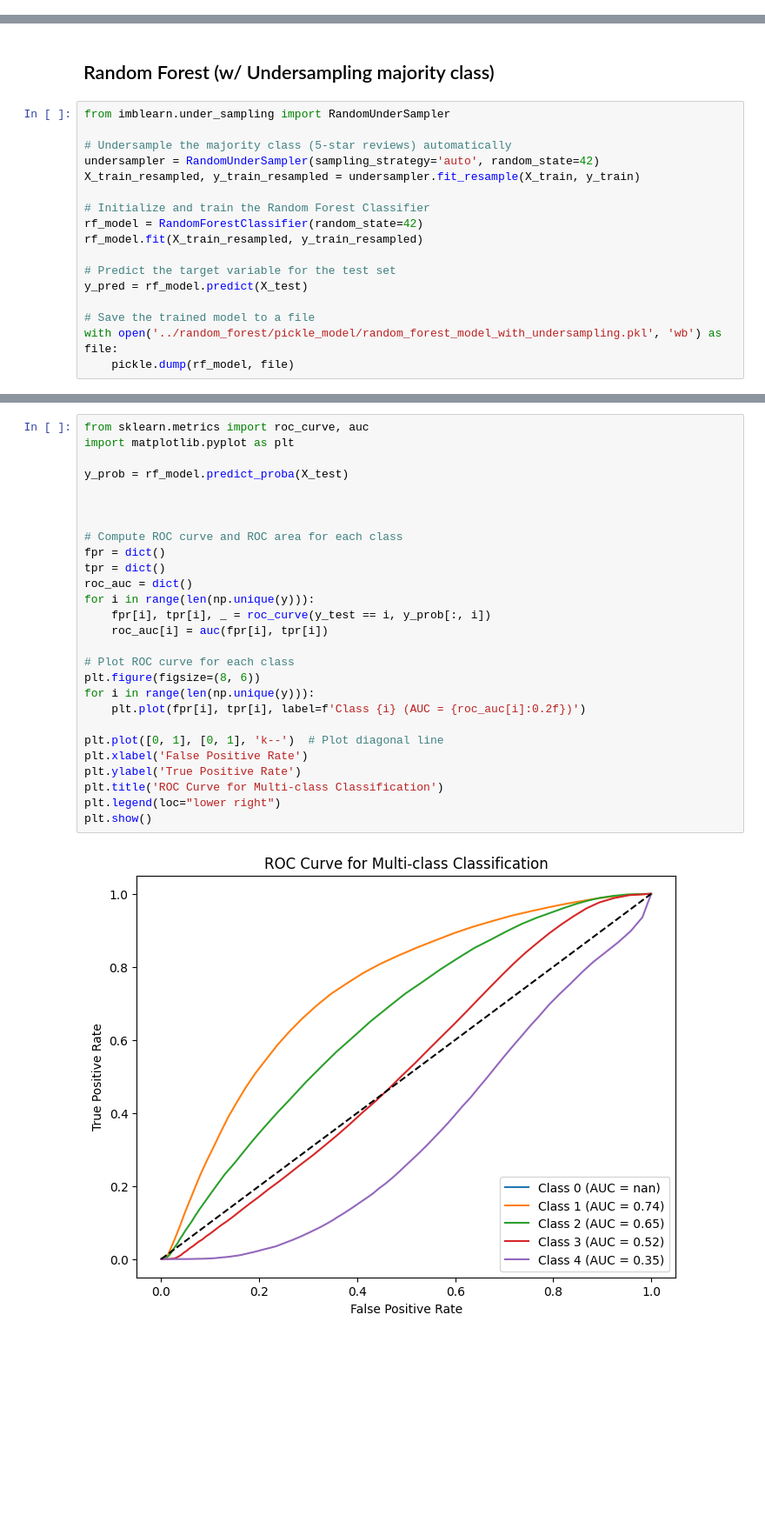
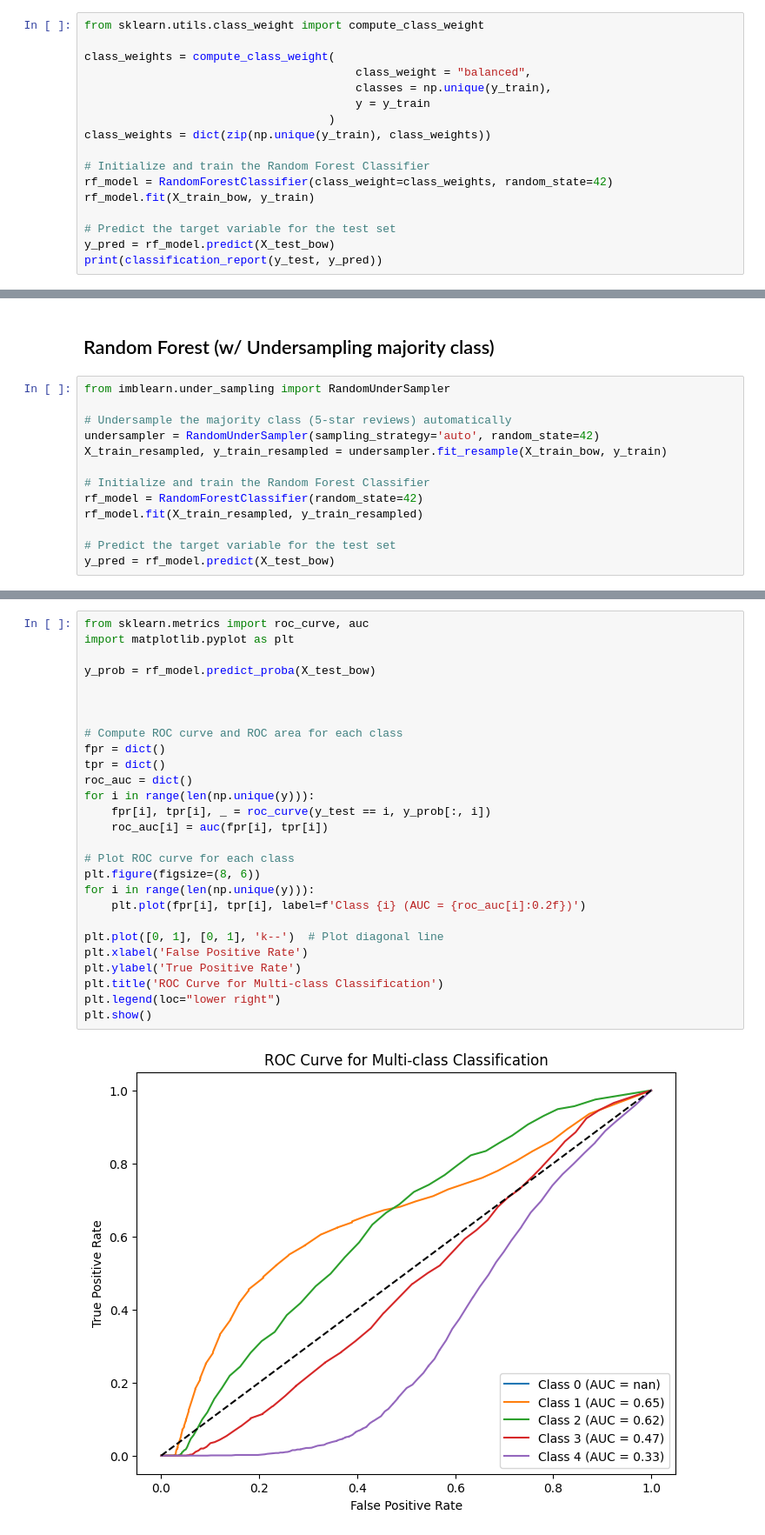
Before and after one commit to narayansharma-21/Amazon-Review-Sentiment-Analysis, a Jupyter notebook: src/model/random_forest/random_forest.ipynb, the cells around one changed output, grey strips where cells are left out. Shown: that part at 87% size. Cells and saved outputs as stored; diff of their text form; blank space fills up the shorter version.

```diff
--- a/src/model/random_forest/random_forest.ipynb
+++ b/src/model/random_forest/random_forest.ipynb
@@ -52,0 +51,17 @@ KeyboardInterrupt:
+# %%
+from sklearn.utils.class_weight import compute_class_weight
+
+class_weights = compute_class_weight(
+                                        class_weight = "balanced",
+                                        classes = np.unique(y_train),
+                                        y = y_train
+                                    )
+class_weights = dict(zip(np.unique(y_train), class_weights))
+
+# Initialize and train the Random Forest Classifier
+rf_model = RandomForestClassifier(class_weight=class_weights, random_state=42)
+rf_model.fit(X_train_bow, y_train)
+
+# Predict the target variable for the test set
+y_pred = rf_model.predict(X_test_bow)
+print(classification_report(y_test, y_pred))
@@ -57,18 +116,14 @@ from imblearn.under_sampling import RandomUnderSampler
 
 # Undersample the majority class (5-star reviews) automatically
 undersampler = RandomUnderSampler(sampling_strategy='auto', random_state=42)
-X_train_resampled, y_train_resampled = undersampler.fit_resample(X_train, y_train)
+X_train_resampled, y_train_resampled = undersampler.fit_resample(X_train_bow, y_train)
 
 # Initialize and train the Random Forest Classifier
 rf_model = RandomForestClassifier(random_state=42)
 rf_model.fit(X_train_resampled, y_train_resampled)
 
 # Predict the target variable for the test set
-y_pred = rf_model.predict(X_test)
-
-# Save the trained model to a file
-with open('../random_forest/pickle_model/random_forest_model_with_undersampling.pkl', 'wb') as file:
-    pickle.dump(rf_model, file)
+y_pred = rf_model.predict(X_test_bow)
 # %%
 print(classification_report(y_test, y_pred))
 # %% [output]
@@ -136,29 +193,29 @@ plt.show()
 # %%
 from sklearn.metrics import roc_curve, auc
 import matplotlib.pyplot as plt
 
-y_prob = rf_model.predict_proba(X_test)
+y_prob = rf_model.predict_proba(X_test_bow)
 
 
 
 # Compute ROC curve and ROC area for each class
 fpr = dict()
 tpr = dict()
 roc_auc = dict()
 for i in range(len(np.unique(y))):
     fpr[i], tpr[i], _ = roc_curve(y_test == i, y_prob[:, i])
     roc_auc[i] = auc(fpr[i], tpr[i])
 
 # Plot ROC curve for each class
 plt.figure(figsize=(8, 6))
 for i in range(len(np.unique(y))):
     plt.plot(fpr[i], tpr[i], label=f'Class {i} (AUC = {roc_auc[i]:0.2f})')
 
 plt.plot([0, 1], [0, 1], 'k--')  # Plot diagonal line
 plt.xlabel('False Positive Rate')
 plt.ylabel('True Positive Rate')
 plt.title('ROC Curve for Multi-class Classification')
 plt.legend(loc="lower right")
 plt.show()
 # %% [output]
-[figure, old version]
+[figure, new version]
```
Also changed, not shown: parts of 13 cells of this notebook, 30 other files.
